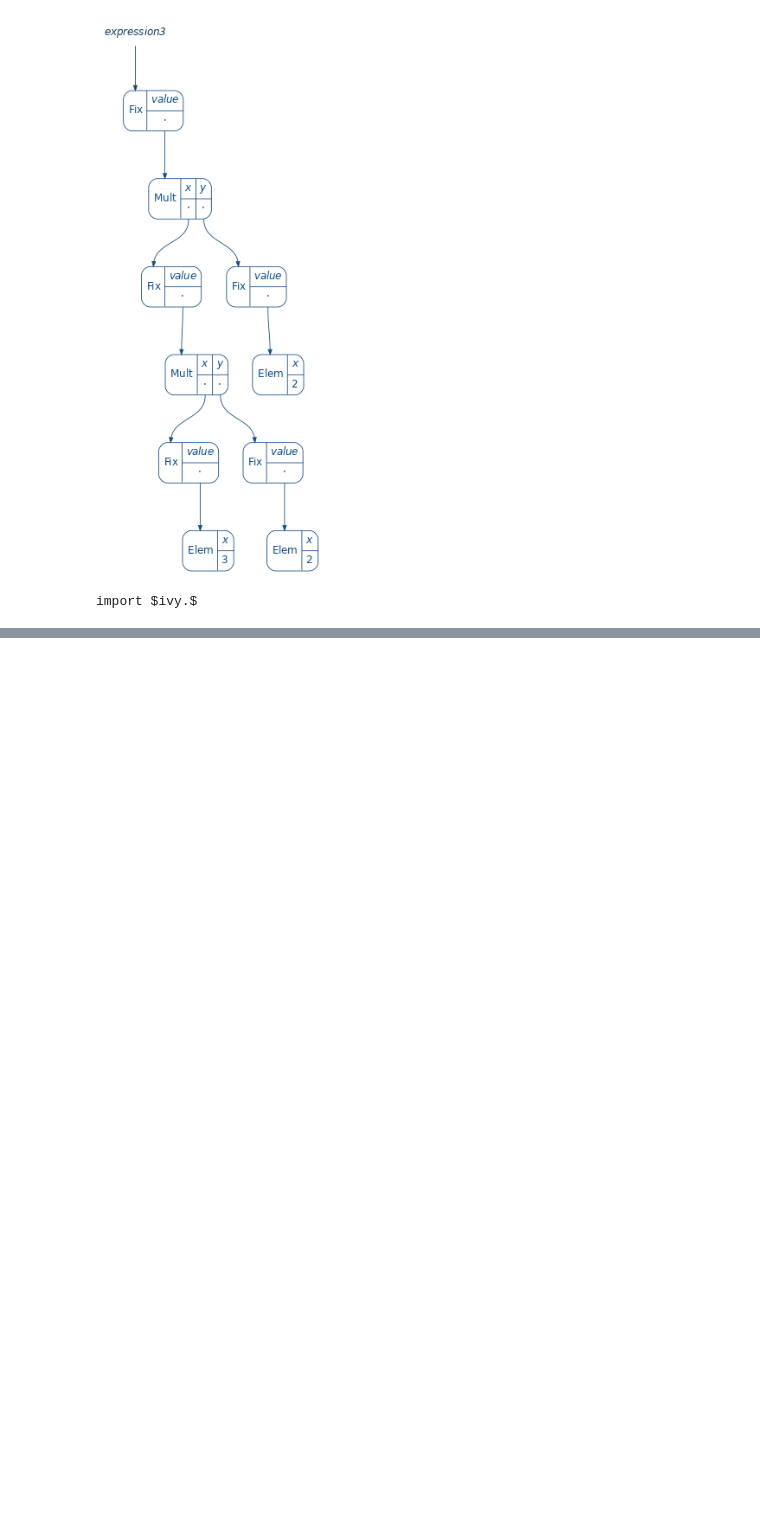
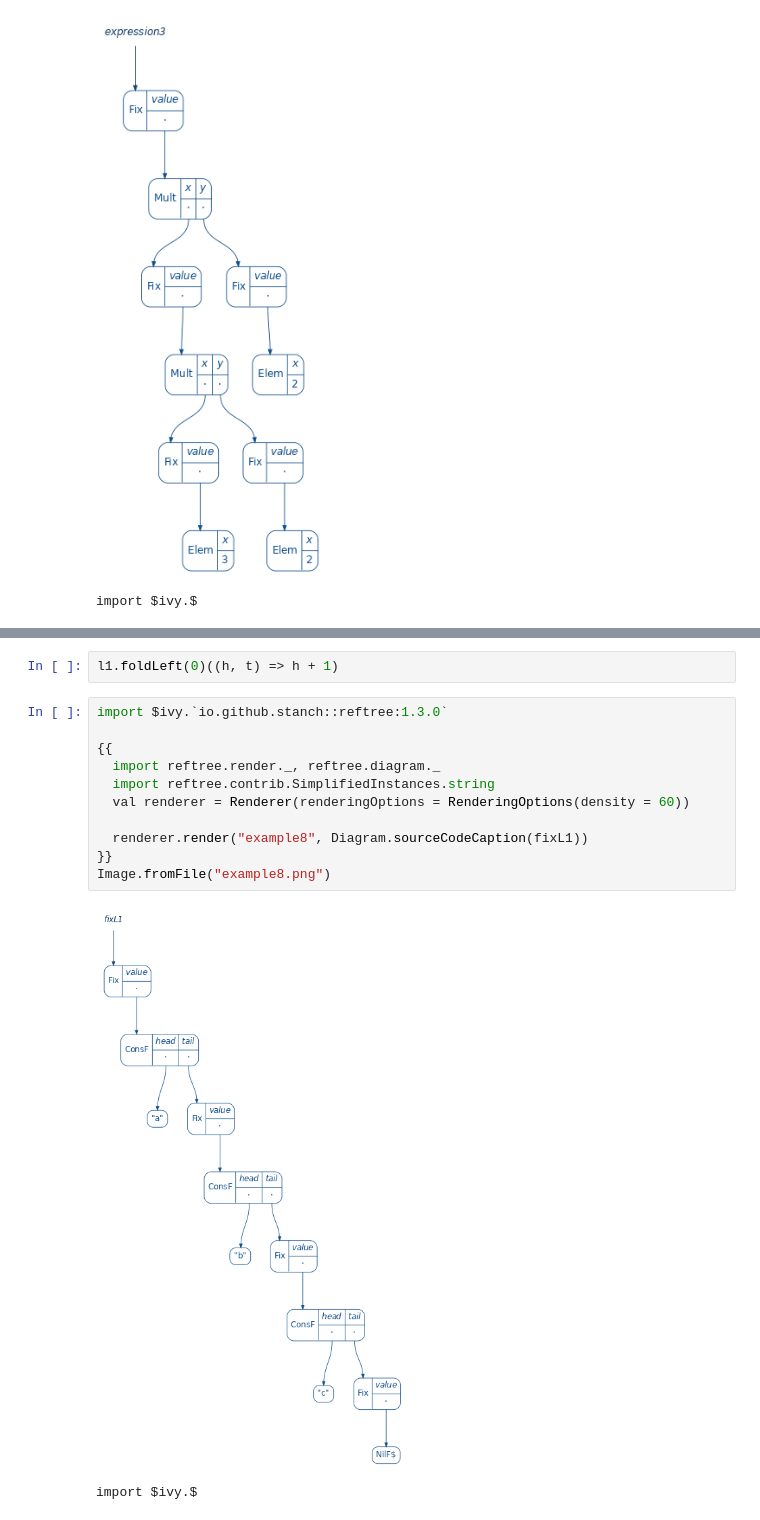
Before and after one commit to spartanmayo/recursionschemes-1, a Jupyter notebook: TalkNotebook.ipynb, the cells around one changed output, grey strips where cells are left out. Drawn from its saved outputs; the diff is of its cells as text; blank space fills up the shorter version.

```diff
--- a/TalkNotebook.ipynb
+++ b/TalkNotebook.ipynb
@@ -236,0 +294,16 @@ import $ivy.$
+# %%
+l1.foldLeft(0)((h, t) => h + 1)
+# %%
+import $ivy.`io.github.stanch::reftree:1.3.0`
+
+{{
+  import reftree.render._, reftree.diagram._
+  import reftree.contrib.SimplifiedInstances.string
+  val renderer = Renderer(renderingOptions = RenderingOptions(density = 60))
+
+  renderer.render("example8", Diagram.sourceCodeCaption(fixL1))
+}}
+Image.fromFile("example8.png")
+# %% [output]
+[figure, added]
+import $ivy.$
```
Also changed, not shown: parts of 16 cells of this notebook, 6 other files.
